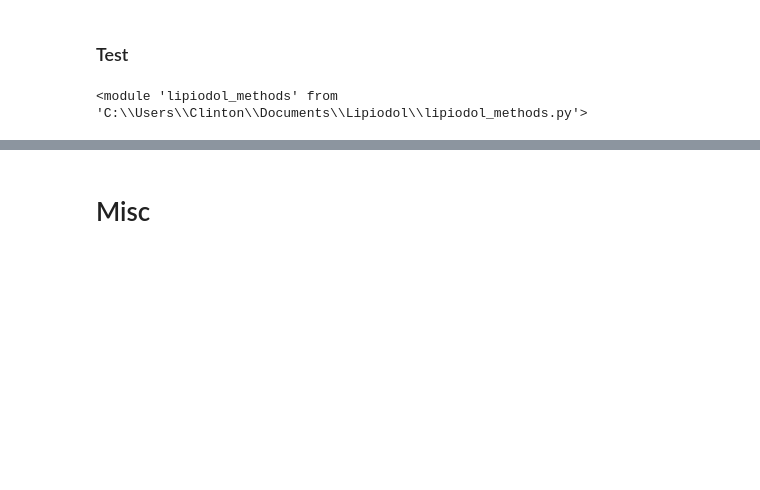
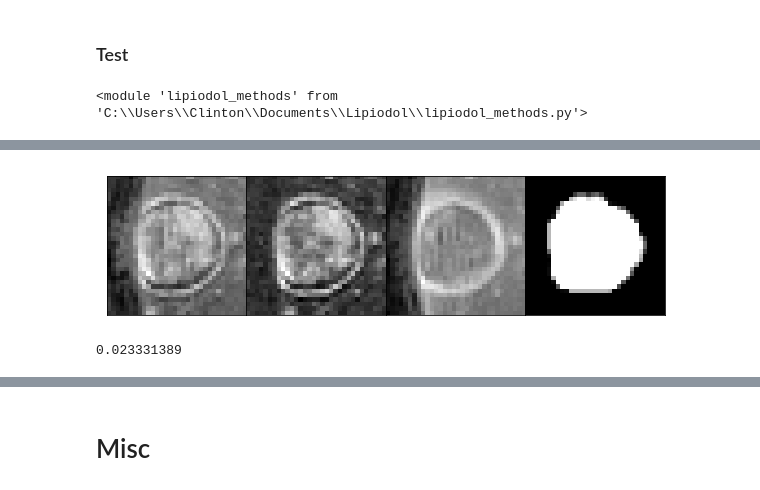
Before and after one commit to clintonjwang/lipiodol, a Jupyter notebook: unet.ipynb, the cells around one changed output, grey strips where cells are left out. Cells and saved outputs as stored; diff of their text form; code cells hidden in the pictures; blank space fills up the shorter version.

```diff
--- a/unet.ipynb
+++ b/unet.ipynb
@@ -50,7 +38,7 @@ for f in glob.glob(join(target_dir,lesion_id,"CT24h","*")):
 # MRI
 for seg in glob.glob(join(target_dir,"*","masks","liver bl.ids")):
     lesion_id = dirname(seg)[len(target_dir)+1:-len("masks")-1]
-    if exists(join(C.full_img_dir, lesion_id+"_mri_art.npy")):
+    if exists(join(C.train_data_dir, lesion_id+"_mri_art.npy")):
         continue
 
     mri_img, mri_dims = hf.nii_load(join(target_dir, lesion_id, "MRI-BL", "t1-art.nii.gz"))
@@ -59,13 +47,13 @@ for seg in glob.glob(join(target_dir,"*","masks","liver bl.ids")):
     mri_img -= mri_img.min()
     mri_img /= mri_img.std()
 
-    np.save(join(C.full_img_dir, lesion_id+"_mri_art.npy"), mri_img)
-    np.save(join(C.full_img_dir, lesion_id+"_mr_bl_liver_mask.npy"), mask > 128)
+    np.save(join(C.train_data_dir, lesion_id+"_mri_art.npy"), mri_img)
+    np.save(join(C.train_data_dir, lesion_id+"_mr_bl_liver_mask.npy"), mask > 128)
 
     #mri_img, mri_dims = hf.nii_load(join(target_dir, lesion_id, "MRI-BL", "t1-pre.nii.gz"), True, True)
     #mri_img -= mri_img.min()
     #mri_img /= mri_img.std()
-    #np.save(join(C.full_img_dir, lesion_id+"_mri_art.npy"), mri_img)
+    #np.save(join(C.train_data_dir, lesion_id+"_mri_art.npy"), mri_img)
 # %%
 data_dir = "D:\\JHU\\JHU HCC"
 
@@ -84,8 +72,8 @@ for path in glob.glob(join(data_dir,"*","*.nii")):
     mri_img -= mri_img.min()
     mri_img /= mri_img.std()
 
-    np.save(join(C.full_img_dir, lesion_id+"_mri_art.npy"), mri_img)
-    np.save(join(C.full_img_dir, lesion_id+"_mr_bl_liver_mask.npy"), mask > 128)
+    np.save(join(C.train_data_dir, lesion_id+"_mri_art.npy"), mri_img)
+    np.save(join(C.train_data_dir, lesion_id+"_mr_bl_liver_mask.npy"), mask > 128)
 # %% [markdown]
 ### Train model
 # %%
@@ -118,7 +106,7 @@ for fn in glob.glob(join(C.full_img_dir, "*")):
 # %%
 for seg in glob.glob(join(target_dir,"*","masks","wholeliver_24hCT*.ids")):
     lesion_id = dirname(seg)[len(target_dir)+1:-len("masks")-1]
-    if exists(join(C.full_img_dir, lesion_id+"_ct.npy")):
+    if exists(join(C.train_data_dir, lesion_id+"_ct.npy")):
         continue
 
     ct_img, ct_dims = hf.nii_load(join(target_dir, lesion_id, "nii_files", "ct24.nii.gz"))
@@ -127,8 +115,8 @@ for seg in glob.glob(join(target_dir,"*","masks","wholeliver_24hCT*.ids")):
     ct_img = tr.apply_window(ct_img)
     ct_img -= np.amin(ct_img)
 
-    np.save(join(C.full_img_dir, lesion_id+"_ct.npy"), ct_img)
-    np.save(join(C.full_img_dir, lesion_id+"_mask.npy"), mask > mask.max()/2)
+    np.save(join(C.train_data_dir, lesion_id+"_ct.npy"), ct_img)
+    np.save(join(C.train_data_dir, lesion_id+"_mask.npy"), mask > mask.max()/2)
 # %%
 importlib.reload(cbuild)
 model = cbuild.build_unet()
@@ -179,0 +185,13 @@ lm.seg_liver_ct(ct_img, join(target_dir, lesion_id, "ct24_liver"), ct_dims, mode
+# %%
+lesion_id = "BM-07"
+# %%
+x = np.stack([np.load(join(C.train_data_dir, lesion_id+"_%s.npy" % x)) for x in ["mrbl_art", "mrbl_sub", "mrbl_equ", "mrbl_tumor_mask"]], -1)
+x = tr.rescale_img(x, C.small_dims)[0]
+x = np.expand_dims(x,0)
+hf.draw_slices(x[0,...])
+# %% [output]
+[figure, added]
+# %%
+B[0,...,0].min()
+# %% [output]
+0.023331389
```
Also changed, not shown: parts of 25 cells of this notebook, 6 other files.
